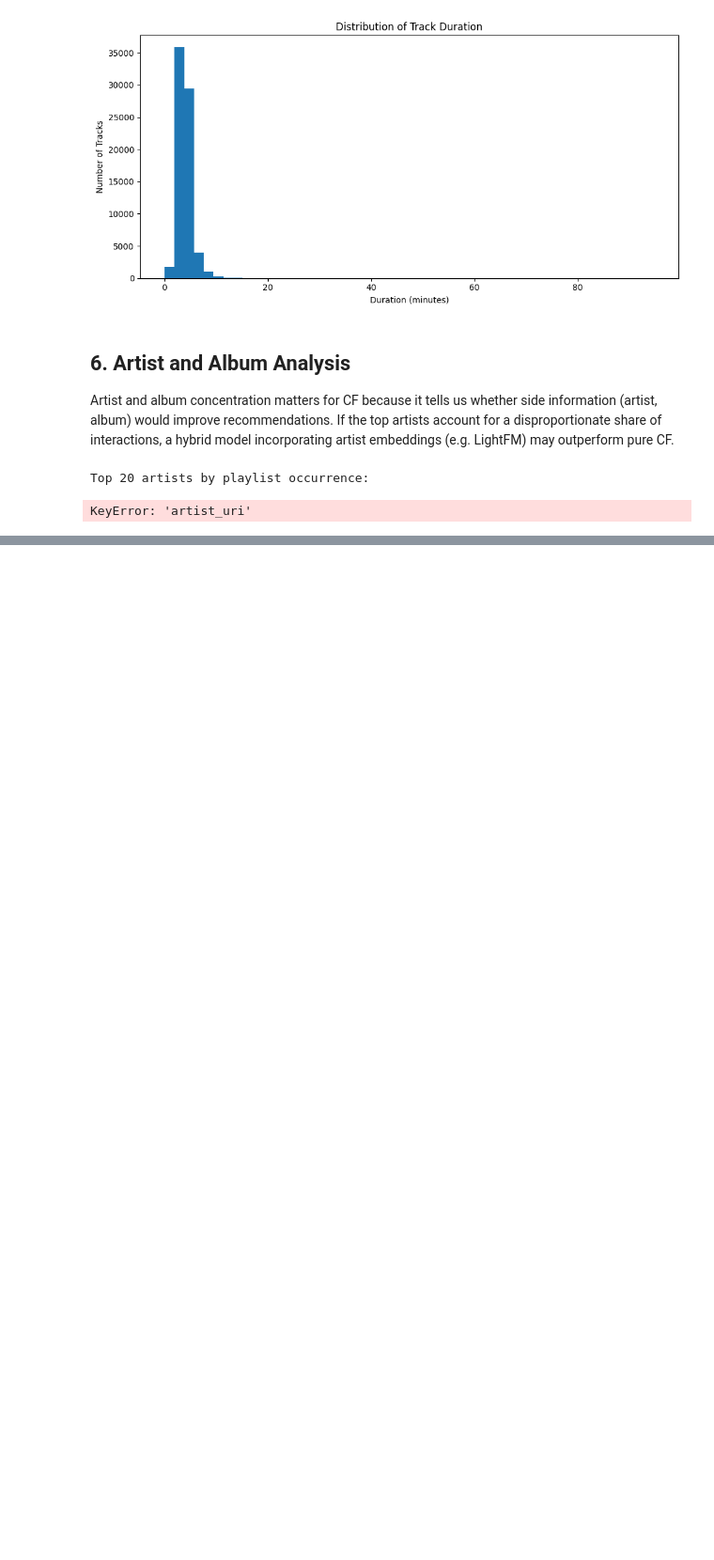
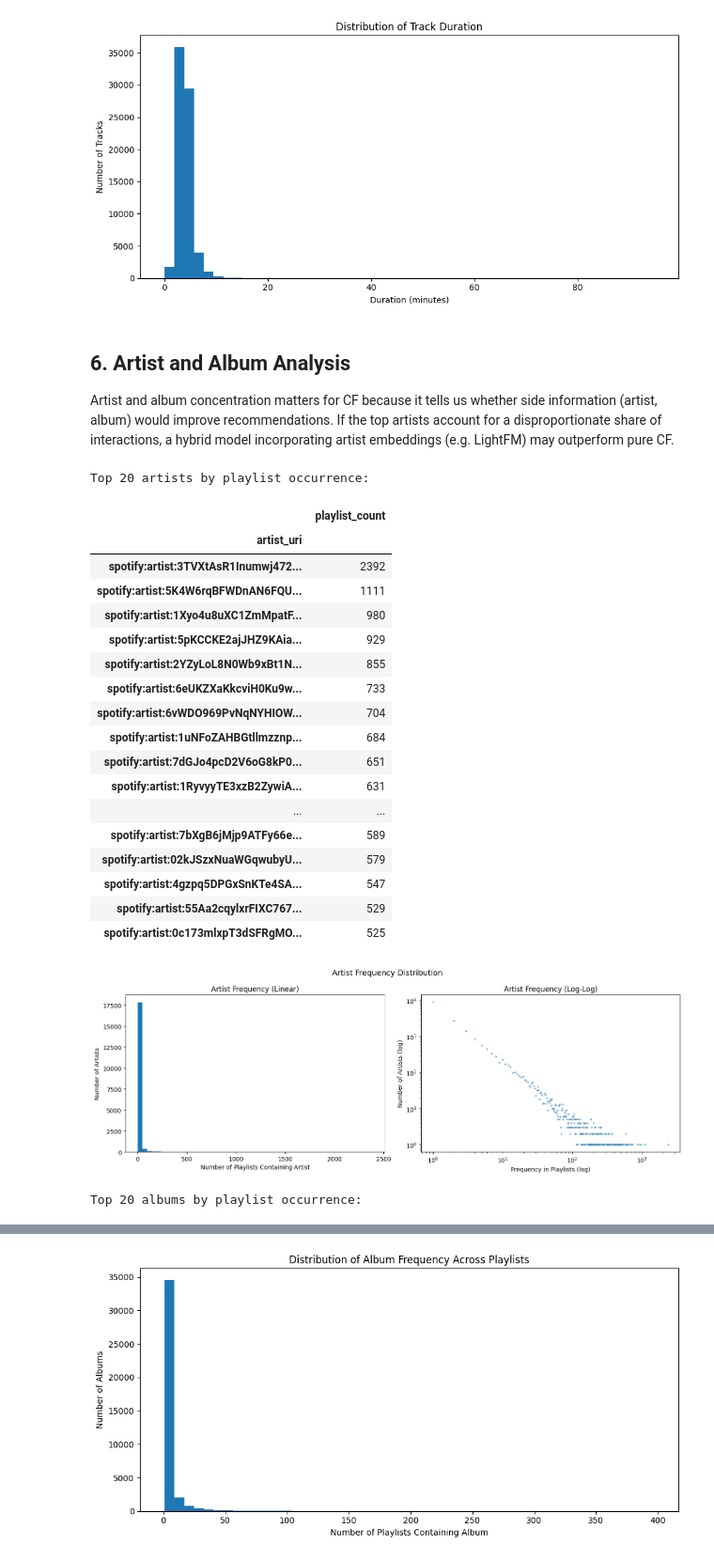
Before and after one commit to JTrehan1/MusicRecommendationApplication, a Jupyter notebook: packages/eda/notebooks/EDA.ipynb, the cells around one changed output, grey strips where cells are left out. Shown at 94% size. Saved outputs shown, nothing was run; the diff lists cells and outputs as text; code cells hidden in the pictures; blank space fills up the shorter version.

```diff
--- a/packages/eda/notebooks/EDA.ipynb
+++ b/packages/eda/notebooks/EDA.ipynb
@@ -468,6 +470,8 @@ Top 20 tracks by playlist occurrence:
 Artist and album concentration matters for CF because it tells us whether side information (artist, album) would improve recommendations. If the top artists account for a disproportionate share of interactions, a hybrid model incorporating artist embeddings (e.g. LightFM) may outperform pure CF.
 # %%
 def top_artists(playlist_tracks_df, n=20):
+
+
     return playlist_tracks_df["artist_uri"].value_counts().head(n)
 
 
@@ -494,14 +498,12 @@ def plot_artist_frequency(playlist_tracks_df):
     plt.show()
 
 
-def top_albums(playlist_tracks_df, tracks_df, n=20):
-    merged = playlist_tracks_df.merge(tracks_df, on="track_uri", how="left")
-    return merged["album_name"].value_counts().head(n)
+def top_albums(playlist_tracks_df, n=20):
+    return playlist_tracks_df["album_uri"].value_counts().head(n)
 
 
-def plot_album_frequency(playlist_tracks_df, tracks_df):
-    merged = playlist_tracks_df.merge(tracks_df, on="track_uri", how="left")
-    album_frequency = merged["album_name"].value_counts()
+def plot_album_frequency(playlist_tracks_df):
+    album_frequency = playlist_tracks_df["album_uri"].value_counts()
 
     plt.figure(figsize=(10, 5))
     plt.hist(album_frequency, bins=50)
@@ -513,11 +515,30 @@ def plot_album_frequency(playlist_tracks_df, tracks_df):
 # %%
 print("Top 20 artists by playlist occurrence:")
 display(top_artists(playlist_tracks_df).to_frame("playlist_count"))
 plot_artist_frequency(playlist_tracks_df)
 
 print("\nTop 20 albums by playlist occurrence:")
-display(top_albums(playlist_tracks_df, tracks_df).to_frame("playlist_count"))
-plot_album_frequency(playlist_tracks_df, tracks_df)
+display(top_albums(playlist_tracks_df).to_frame("playlist_count"))
+plot_album_frequency(playlist_tracks_df)
 # %% [output]
 Top 20 artists by playlist occurrence:
+|  | playlist_count |
+| artist_uri |  |
+| spotify:artist:3TVXtAsR1Inumwj472... | 2392 |
+| spotify:artist:5K4W6rqBFWDnAN6FQU... | 1111 |
+| spotify:artist:1Xyo4u8uXC1ZmMpatF... | 980 |
+| spotify:artist:5pKCCKE2ajJHZ9KAia... | 929 |
+| spotify:artist:2YZyLoL8N0Wb9xBt1N... | 855 |
+| spotify:artist:6eUKZXaKkcviH0Ku9w... | 733 |
+| spotify:artist:6vWDO969PvNqNYHIOW... | 704 |
+| spotify:artist:1uNFoZAHBGtllmzznp... | 684 |
+| spotify:artist:7dGJo4pcD2V6oG8kP0... | 651 |
+| spotify:artist:1RyvyyTE3xzB2ZywiA... | 631 |
+| ... | ... |
+| spotify:artist:7bXgB6jMjp9ATFy66e... | 589 |
+| spotify:artist:02kJSzxNuaWGqwubyU... | 579 |
+| spotify:artist:4gzpq5DPGxSnKTe4SA... | 547 |
+| spotify:artist:55Aa2cqylxrFIXC767... | 529 |
+| spotify:artist:0c173mlxpT3dSFRgMO... | 525 |
+[figure, added]
-KeyError: 'artist_uri'
+Top 20 albums by playlist occurrence:
@@ -524,3 +563,4 @@ KeyError: 'artist_uri'
+[figure, added]
 # %% [markdown]
 ## 7. CF Model Selection Summary
 
```
Also changed, not shown: parts of 5 cells of this notebook.
